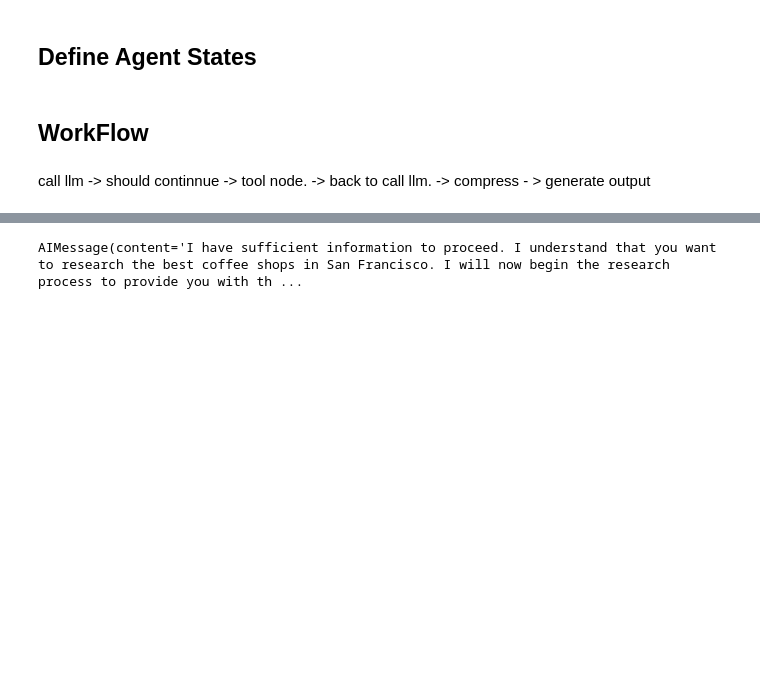
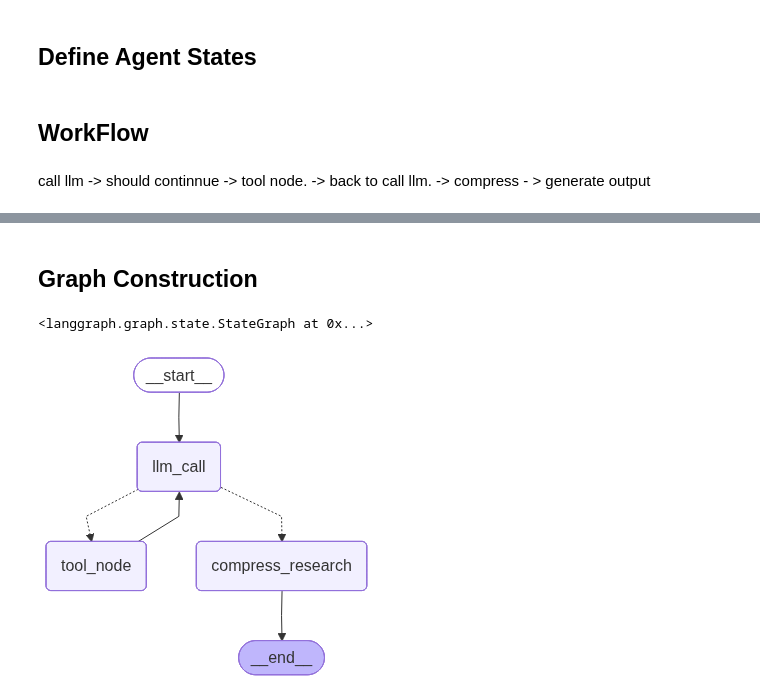
Before and after one commit to Harshad1994/underwriter-copilot, a Jupyter notebook: copilot-api/agent/testing-ground.ipynb, the cells around one changed output, grey strips where cells are left out. Saved outputs shown, nothing was run; the diff lists cells and outputs as text; code cells hidden in the pictures; blank space fills up the shorter version.

```diff
--- a/copilot-api/agent/testing-ground.ipynb
+++ b/copilot-api/agent/testing-ground.ipynb
@@ -84,5 +87,9 @@ summarization_model = ChatGroq(model='groq/compound',
                  api_key=os.environ.get("GROQ_API_KEY"),
                  temperature=0.0)
+# %%
+compress_model = ChatGroq(model='meta-llama/llama-4-scout-17b-16e-instruct',
+                 api_key=os.environ.get("GROQ_API_KEY"),
+                 temperature=0.0)
 # %% [markdown]
 ## Start working on clarification node and reseach brief
 # %%
@@ -463,15 +560,43 @@ def tool_node(state:ResearcherState):
 # %%
-def should_continue(state:AgentState):
+def should_continue(state:ResearcherState)-> Literal["tool_node", "compress_research"]:
 
     #check last message if its is tool call
 
-    last_message = state['messages'][-1]
+    last_message = state['researcher_messages'][-1]
 
     if hasattr(last_message, "tool_calls") and len(last_message.tool_calls) > 0:
-        return "tools"
-    else:
-        return "compress_research"
+        return "tool_node"
+
+    return "compress_research"
-# %%
-result['messages'][-1]
-# %% [output]
-AIMessage(content='I have sufficient information to proceed. I understand that you want to research the best coffee shops in San Francisco. I will now begin the research process to provide you with th ...
+# %% [markdown]
+## Graph Construction
+# %%
+agent_builder = StateGraph(ResearcherState, output_schema=ResearcherOutputState)
+agent_builder.add_node("llm_call", llm_call)
+agent_builder.add_node("tool_node", tool_node)
+agent_builder.add_node("compress_research", compress_research)
+
+agent_builder.add_edge(START, "llm_call")
+# agent_builder.set_entry_point("llm_call")
+
+agent_builder.add_conditional_edges(
+    "llm_call",
+    should_continue,
+    {
+        "tool_node": "tool_node",
+        "compress_research":"compress_research"
+    },
+)
+agent_builder.add_edge("tool_node", "llm_call")
+agent_builder.add_edge("compress_research", END)
+# %% [output]
+<langgraph.graph.state.StateGraph at 0x...>
+# %%
+research_agent = agent_builder.compile()
+# %%
+from IPython.display import Image, display
+
+# Show the agent
+display(Image(research_agent.get_graph(xray=True).draw_mermaid_png()))
+# %% [output]
+[figure, added]
```
Also changed, not shown: parts of 8 cells of this notebook.
